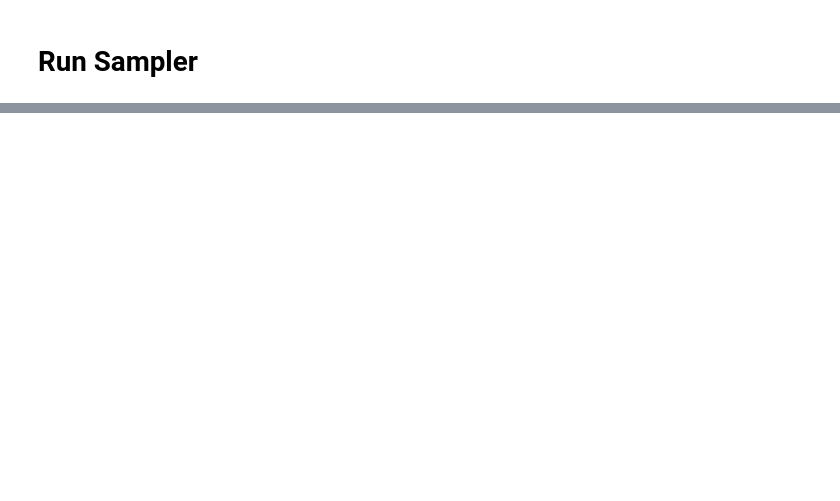
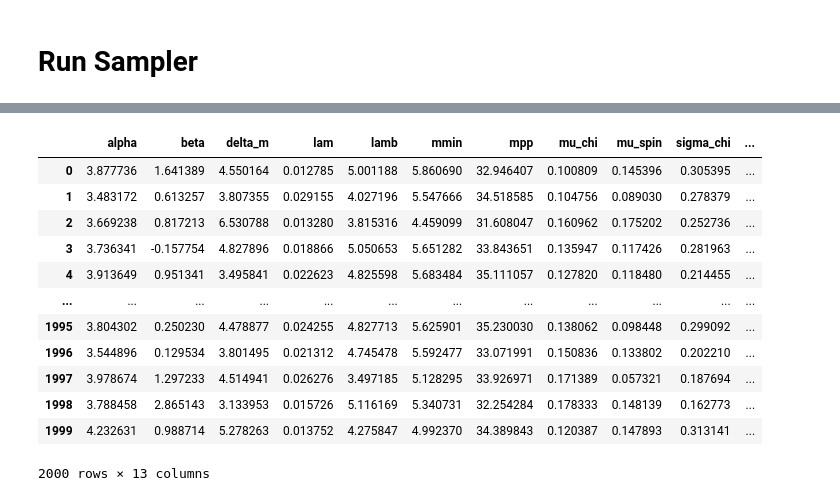
Before and after one commit to noahewolfe/tilts-and-kicks, a Jupyter notebook: code/explore/08-tgmm.ipynb, the cells around one changed output, grey strips where cells are left out. Cells and saved outputs as stored; diff of their text form; code cells hidden in the pictures; blank space fills up the shorter version.

```diff
--- a/code/explore/08-tgmm.ipynb
+++ b/code/explore/08-tgmm.ipynb
@@ -249,0 +278,16 @@ samp.samples.to_csv("result_o4a_old_mass_model.csv")
+# %%
+samp.samples
+# %% [output]
+|  | alpha | beta | delta_m | lam | lamb | mmin | mpp | mu_chi | mu_spin | sigma_chi | ... |
+| 0 | 3.877736 | 1.641389 | 4.550164 | 0.012785 | 5.001188 | 5.860690 | 32.946407 | 0.100809 | 0.145396 | 0.305395 | ... |
+| 1 | 3.483172 | 0.613257 | 3.807355 | 0.029155 | 4.027196 | 5.547666 | 34.518585 | 0.104756 | 0.089030 | 0.278379 | ... |
+| 2 | 3.669238 | 0.817213 | 6.530788 | 0.013280 | 3.815316 | 4.459099 | 31.608047 | 0.160962 | 0.175202 | 0.252736 | ... |
+| 3 | 3.736341 | -0.157754 | 4.827896 | 0.018866 | 5.050653 | 5.651282 | 33.843651 | 0.135947 | 0.117426 | 0.281963 | ... |
+| 4 | 3.913649 | 0.951341 | 3.495841 | 0.022623 | 4.825598 | 5.683484 | 35.111057 | 0.127820 | 0.118480 | 0.214455 | ... |
+| ... | ... | ... | ... | ... | ... | ... | ... | ... | ... | ... | ... |
+| 1995 | 3.804302 | 0.250230 | 4.478877 | 0.024255 | 4.827713 | 5.625901 | 35.230030 | 0.138062 | 0.098448 | 0.299092 | ... |
+| 1996 | 3.544896 | 0.129534 | 3.801495 | 0.021312 | 4.745478 | 5.592477 | 33.071991 | 0.150836 | 0.133802 | 0.202210 | ... |
+| 1997 | 3.978674 | 1.297233 | 4.514941 | 0.026276 | 3.497185 | 5.128295 | 33.926971 | 0.171389 | 0.057321 | 0.187694 | ... |
+| 1998 | 3.788458 | 2.865143 | 3.133953 | 0.015726 | 5.116169 | 5.340731 | 32.254284 | 0.178333 | 0.148139 | 0.162773 | ... |
+| 1999 | 4.232631 | 0.988714 | 5.278263 | 0.013752 | 4.275847 | 4.992370 | 34.389843 | 0.120387 | 0.147893 | 0.313141 | ... |
+2000 rows × 13 columns
```
Also changed, not shown: parts of 5 cells of this notebook, 2 other files.
